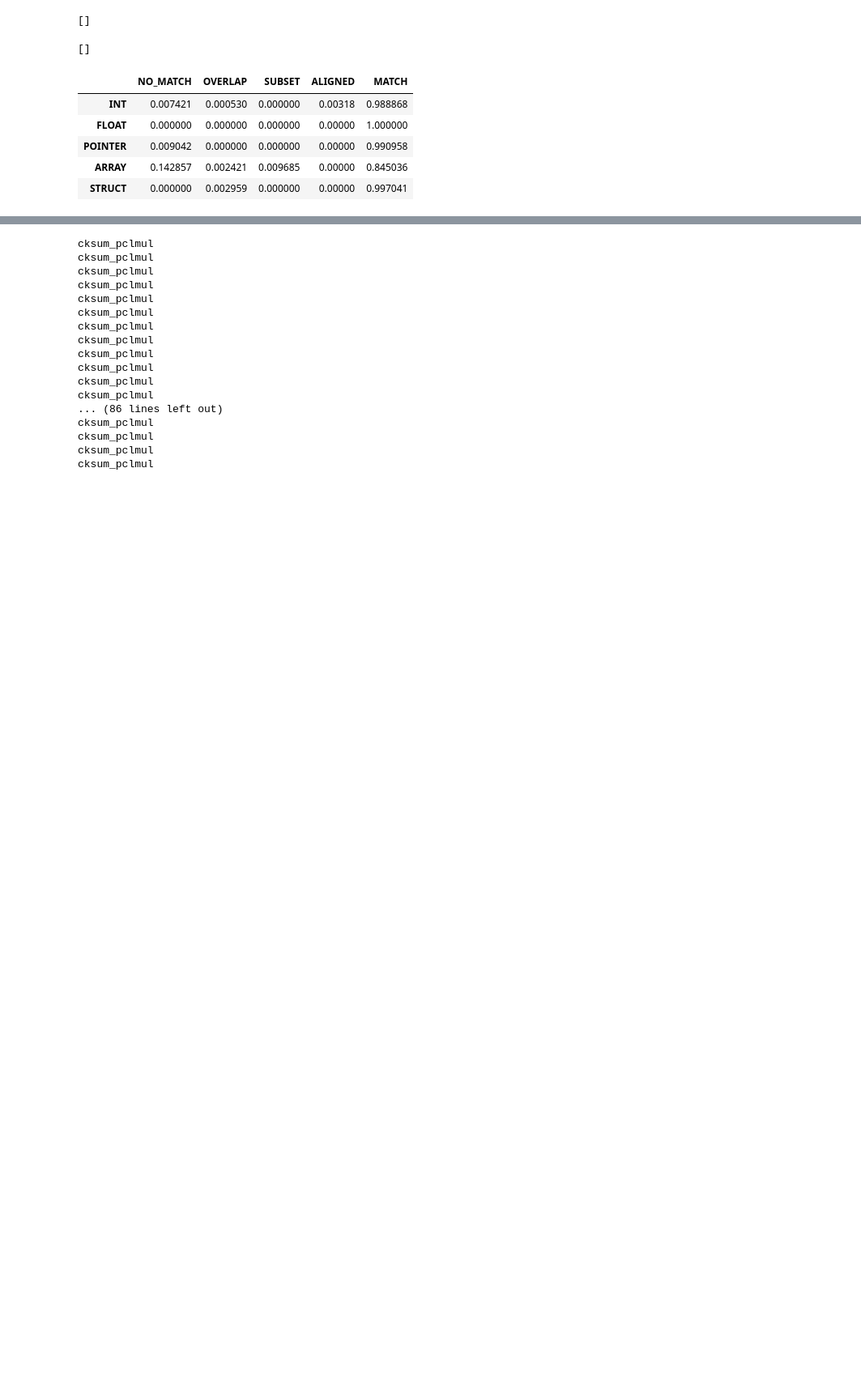
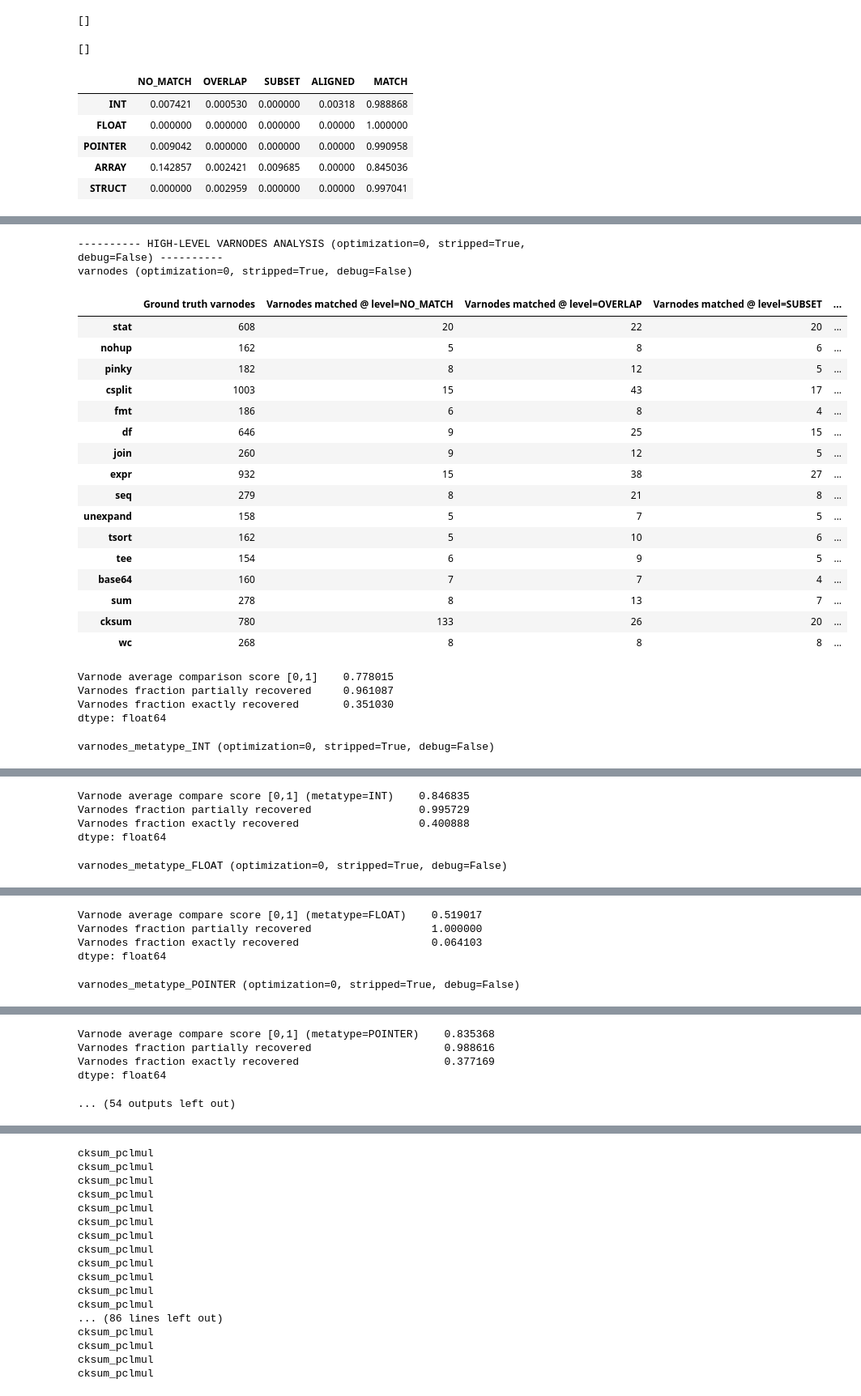
Before and after one commit to jace-kline/thesis, a Jupyter notebook: notebooks/coreutils_metrics.ipynb, the cells around one changed output, grey strips where cells are left out. Shown: that part at 81% size. Cells and saved outputs as stored; diff of their text form; code cells hidden in the pictures; blank space fills up the shorter version.

```diff
--- a/notebooks/coreutils_metrics.ipynb
+++ b/notebooks/coreutils_metrics.ipynb
@@ -30,7 +30,7 @@ debug_opts = BuildOptions(debug=True, strip=False, optimization=0)
 standard_opts = BuildOptions(debug=False, strip=False, optimization=0)
 strip_opts = BuildOptions(debug=False, strip=True, optimization=0)
 
-opts_sets = (debug_opts, standard_opts, strip_opts)
+opts_sets = (strip_opts, standard_opts, debug_opts)
 
 # Get the parser functions
 dwarf_parser = get_parser("dwarf")
@@ -161,14 +161,15 @@ def mangle_table_save_name(
 ) -> str:
     return "{}{}.csv".format(tablename, suffix(opts))
 
+def build_options_display_suffix(opts: BuildOptions) -> str:
+    return "(optimization={}, stripped={}, debug={})".format(opts.optimization, opts.strip, opts.debug)
+
 def mangle_table_display_name(
     tablename: str,
     opts: BuildOptions
 ) -> str:
-    def _suffix(opts: BuildOptions) -> str:
-        return "(optimization={}, stripped={}, debug={})".format(opts.optimization, opts.strip, opts.debug)
 
-    return "{} {}".format(tablename, _suffix(opts))
+    return "{} {}".format(tablename, build_options_display_suffix(opts))
 
 def get_table_save_path(
     tablename: str,
@@ -319,3 +320,9 @@ df
 | POINTER | 0.009042 | 0.000000 | 0.000000 | 0.00000 | 0.990958 |
 | ARRAY | 0.142857 | 0.002421 | 0.009685 | 0.00000 | 0.845036 |
 | STRUCT | 0.000000 | 0.002959 | 0.000000 | 0.00000 | 0.997041 |
+# %%
+# Function Analysis
+
+for opts in opts_sets:
+    print(mangle_table_display_name(functions_group.get_name(), opts))
+    display(get_table(functions_group, opts, analyzed_only=True))
@@ -321,0 +384,37 @@ df
+# %%
+# Varnode Analysis
+
+for opts in opts_sets:
+    print("{} HIGH-LEVEL VARNODES ANALYSIS {} {}".format("-"*10, build_options_display_suffix(opts), "-"*10))
+
+    for grp in high_varnodes_groups:
+        print(mangle_table_display_name(grp.get_name(), opts))
+        display(get_table(grp, opts))
+        display(get_varnode_group_average_stats(grp, opts))
+
+    display(load_table("metatype_match_levels_ratios_analyzed_only", opts))
+# %% [output]
+---------- HIGH-LEVEL VARNODES ANALYSIS (optimization=0, stripped=True, debug=False) ----------
+varnodes (optimization=0, stripped=True, debug=False)
+|  | Ground truth varnodes | Varnodes matched @ level=NO_MATCH | Varnodes matched @ level=OVERLAP | Varnodes matched @ level=SUBSET | ... |
+| stat | 608 | 20 | 22 | 20 | ... |
+| nohup | 162 | 5 | 8 | 6 | ... |
+| pinky | 182 | 8 | 12 | 5 | ... |
+| csplit | 1003 | 15 | 43 | 17 | ... |
+| fmt | 186 | 6 | 8 | 4 | ... |
+| df | 646 | 9 | 25 | 15 | ... |
+| join | 260 | 9 | 12 | 5 | ... |
+| expr | 932 | 15 | 38 | 27 | ... |
+| seq | 279 | 8 | 21 | 8 | ... |
+| unexpand | 158 | 5 | 7 | 5 | ... |
+| tsort | 162 | 5 | 10 | 6 | ... |
+| tee | 154 | 6 | 9 | 5 | ... |
+| base64 | 160 | 7 | 7 | 4 | ... |
+| sum | 278 | 8 | 13 | 7 | ... |
+| cksum | 780 | 133 | 26 | 20 | ... |
+| wc | 268 | 8 | 8 | 8 | ... |
+Varnode average comparison score [0,1]    0.778015
+Varnodes fraction partially recovered     0.961087
+Varnodes fraction exactly recovered       0.351030
+dtype: float64
+varnodes_metatype_INT (optimization=0, stripped=True, debug=False)
@@ -321,0 +438,5 @@ df
+Varnode average compare score [0,1] (metatype=INT)    0.846835
+Varnodes fraction partially recovered                 0.995729
+Varnodes fraction exactly recovered                   0.400888
+dtype: float64
+varnodes_metatype_FLOAT (optimization=0, stripped=True, debug=False)
@@ -321,0 +460,5 @@ df
+Varnode average compare score [0,1] (metatype=FLOAT)    0.519017
+Varnodes fraction partially recovered                   1.000000
+Varnodes fraction exactly recovered                     0.064103
+dtype: float64
+varnodes_metatype_POINTER (optimization=0, stripped=True, debug=False)
@@ -322,3 +482,8 @@ df
+Varnode average compare score [0,1] (metatype=POINTER)    0.835368
+Varnodes fraction partially recovered                     0.988616
+Varnodes fraction exactly recovered                       0.377169
+dtype: float64
+... (54 outputs left out)
 # %%
 analyzed_opts_sets = (strip_opts, debug_opts)
 
```
Also changed, not shown: parts of 2 cells of this notebook, 1 other file.
